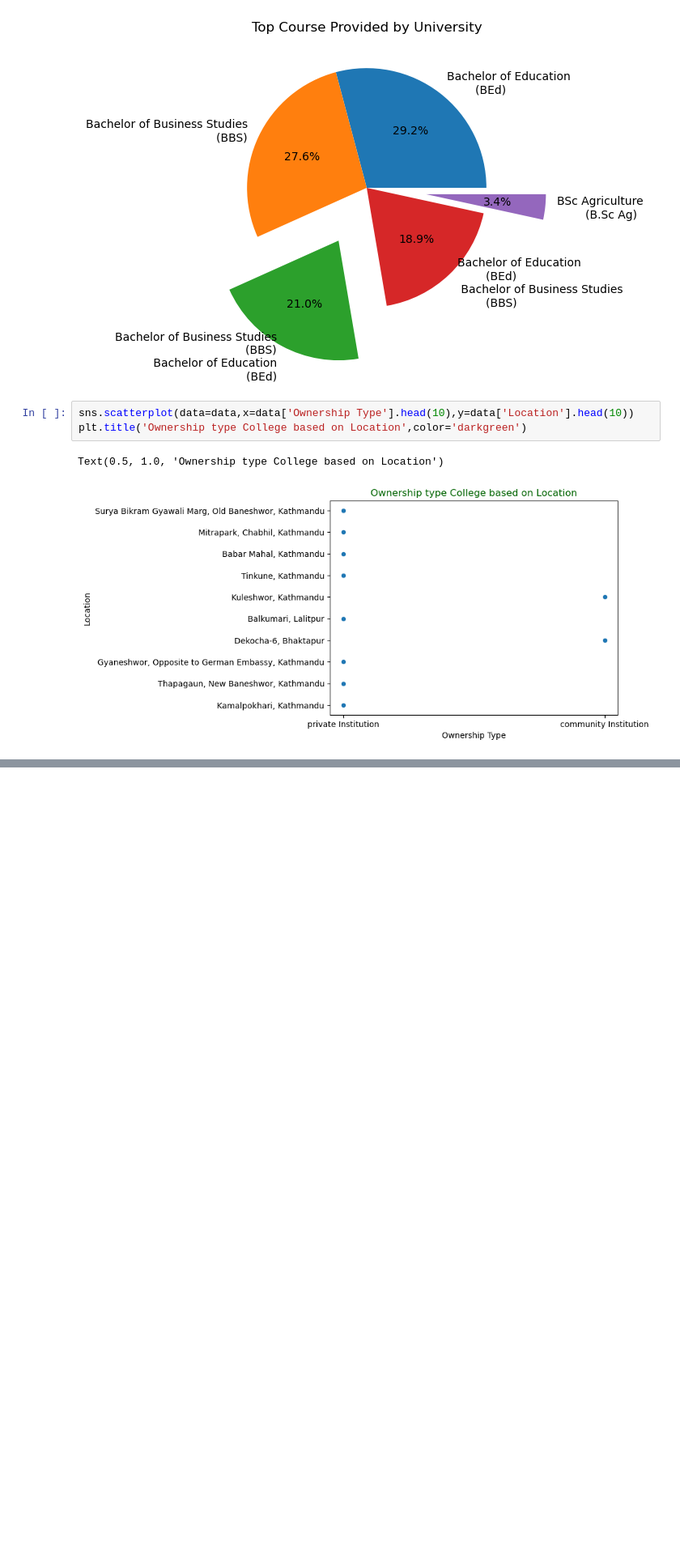
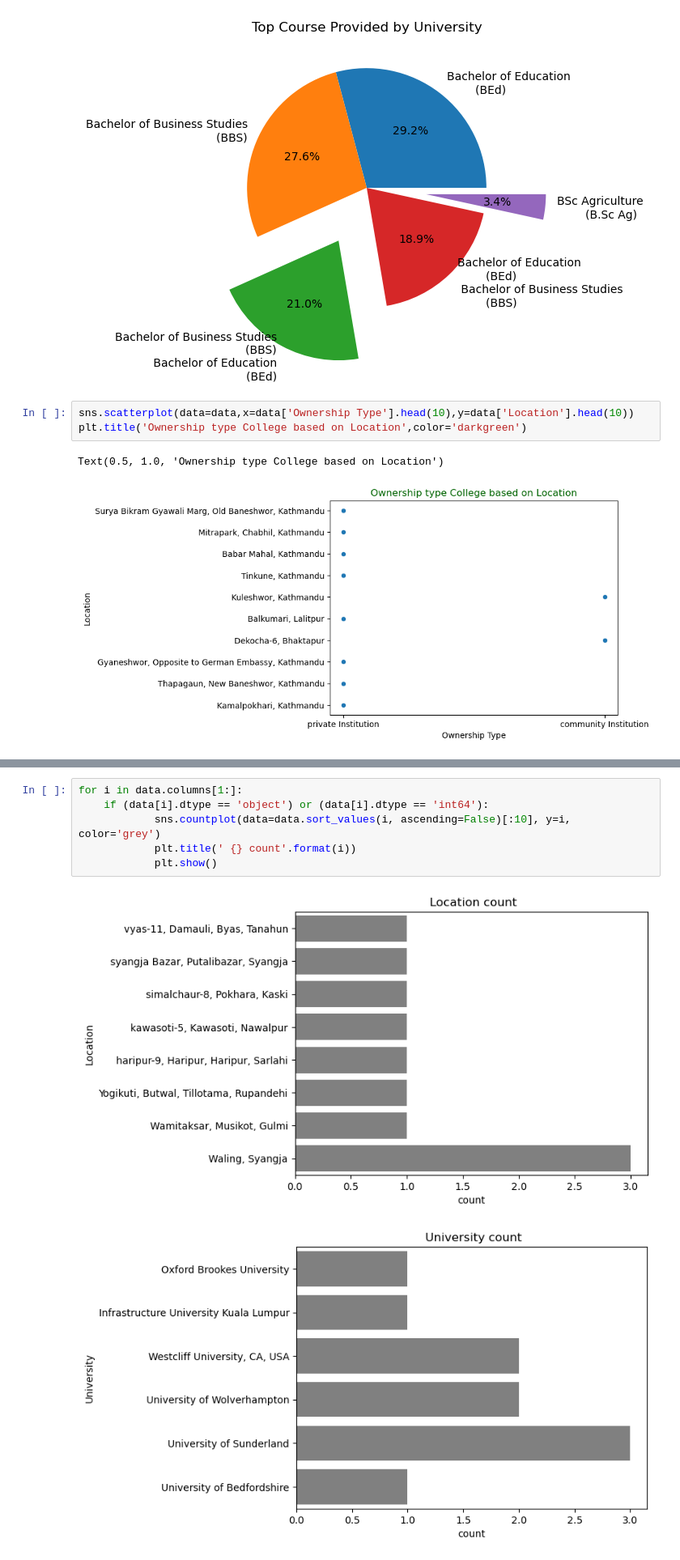
Before and after one commit to BibekRai44/College-Finder-Nepal, a Jupyter notebook: Data Analysis/visualization.ipynb, the cells around one changed output, grey strips where cells are left out. Shown at 81% size. Drawn from its saved outputs; the diff is of its cells as text; blank space fills up the shorter version.

Commit message:
top 10 values count of every columns

```diff
--- a/Data Analysis/visualization.ipynb
+++ b/Data Analysis/visualization.ipynb
@@ -52,0 +69,9 @@ Text(0.5, 1.0, 'Ownership type College based on Location')
+# %%
+for i in data.columns[1:]:
+    if (data[i].dtype == 'object') or (data[i].dtype == 'int64'):
+            sns.countplot(data=data.sort_values(i, ascending=False)[:10], y=i, color='grey')
+            plt.title(' {} count'.format(i))
+            plt.show()
+# %% [output]
+[figure, added]
+[figure, added]
```
Also changed, not shown: parts of 2 cells of this notebook.
